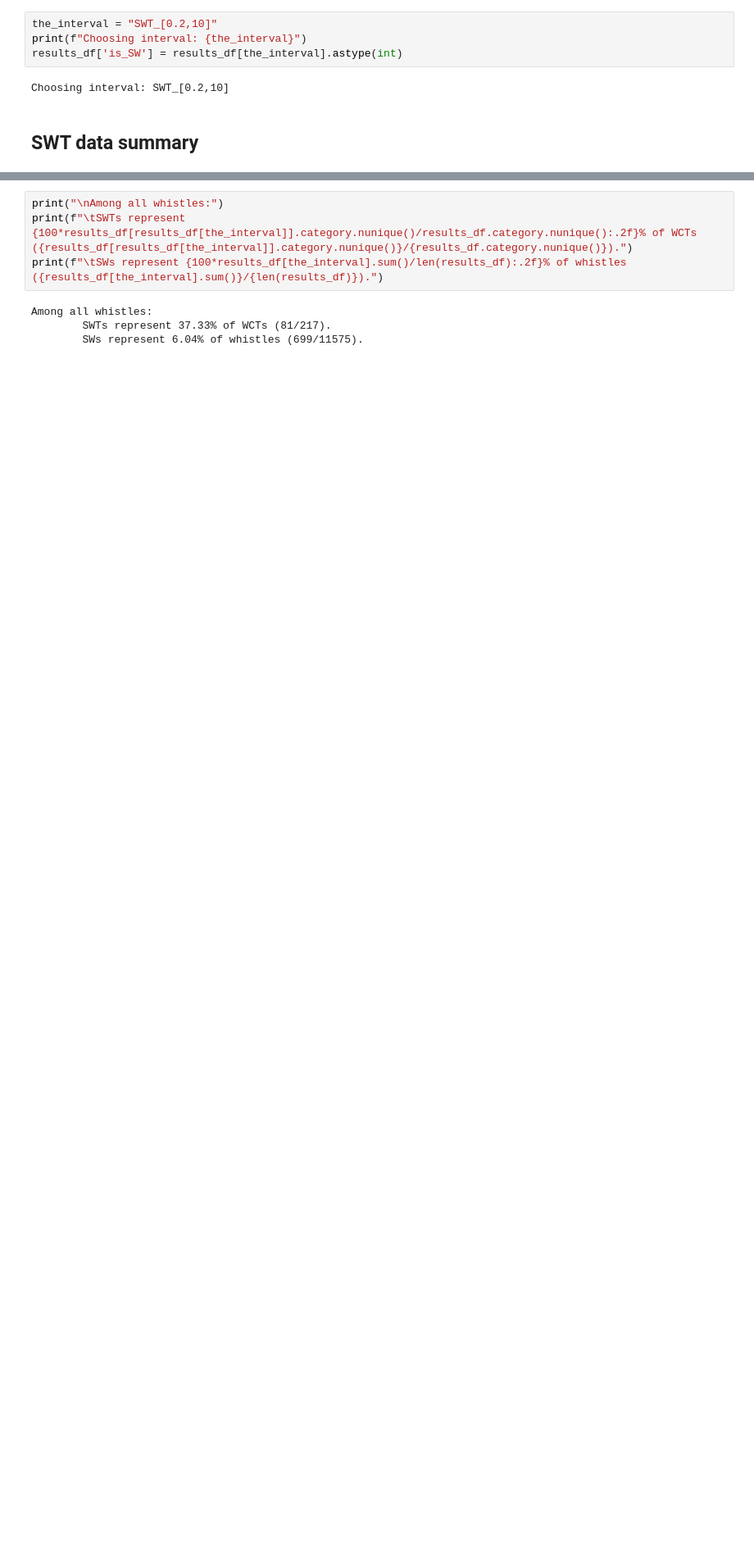
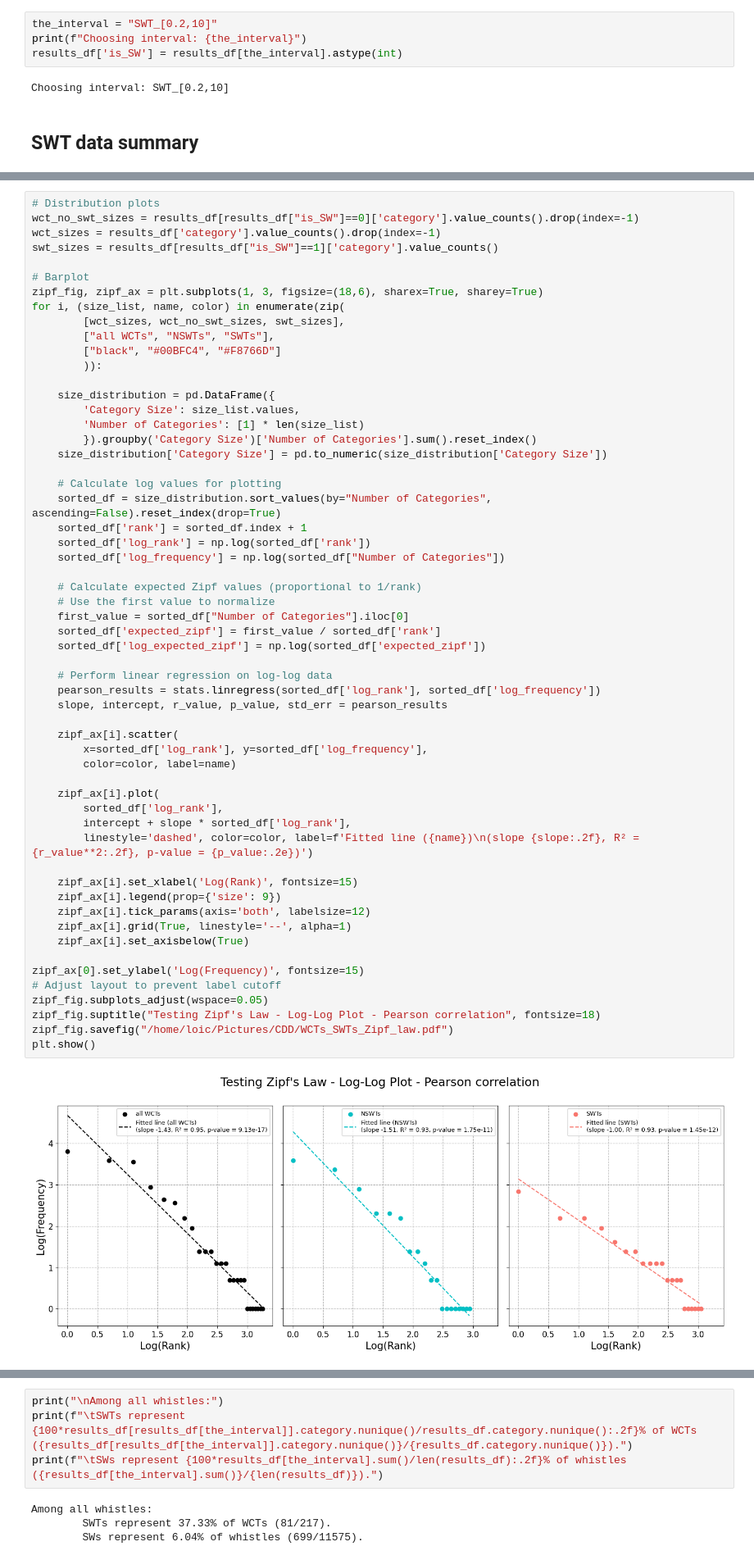
Before and after one commit to Loic-lhf/SIGWI, a Jupyter notebook: WCT_analysis.ipynb, the cells around one changed output, grey strips where cells are left out. Shown at 82% size. Drawn from its saved outputs; the diff is of its cells as text; blank space fills up the shorter version.

```diff
--- a/WCT_analysis.ipynb
+++ b/WCT_analysis.ipynb
@@ -108,0 +184,59 @@ Choosing interval: SWT_[0.2,10]
+# %%
+# Distribution plots
+wct_no_swt_sizes = results_df[results_df["is_SW"]==0]['category'].value_counts().drop(index=-1)
+wct_sizes = results_df['category'].value_counts().drop(index=-1)
+swt_sizes = results_df[results_df["is_SW"]==1]['category'].value_counts()
+
+# Barplot
+zipf_fig, zipf_ax = plt.subplots(1, 3, figsize=(18,6), sharex=True, sharey=True)
+for i, (size_list, name, color) in enumerate(zip(
+        [wct_sizes, wct_no_swt_sizes, swt_sizes],
+        ["all WCTs", "NSWTs", "SWTs"],
+        ["black", "#00BFC4", "#F8766D"]
+        )):
+
+    size_distribution = pd.DataFrame({
+        'Category Size': size_list.values,
+        'Number of Categories': [1] * len(size_list)
+        }).groupby('Category Size')['Number of Categories'].sum().reset_index()
+    size_distribution['Category Size'] = pd.to_numeric(size_distribution['Category Size'])
+
+    # Calculate log values for plotting
+    sorted_df = size_distribution.sort_values(by="Number of Categories", ascending=False).reset_index(drop=True)
+    sorted_df['rank'] = sorted_df.index + 1
+    sorted_df['log_rank'] = np.log(sorted_df['rank'])
+    sorted_df['log_frequency'] = np.log(sorted_df["Number of Categories"])
+
+    # Calculate expected Zipf values (proportional to 1/rank)
+    # Use the first value to normalize
+    first_value = sorted_df["Number of Categories"].iloc[0]
+    sorted_df['expected_zipf'] = first_value / sorted_df['rank']
+    sorted_df['log_expected_zipf'] = np.log(sorted_df['expected_zipf'])
+
+    # Perform linear regression on log-log data
+    pearson_results = stats.linregress(sorted_df['log_rank'], sorted_df['log_frequency'])
+    slope, intercept, r_value, p_value, std_err = pearson_results
+
+    zipf_ax[i].scatter(
+        x=sorted_df['log_rank'], y=sorted_df['log_frequency'],
+        color=color, label=name)
+
+    zipf_ax[i].plot(
+        sorted_df['log_rank'],
+        intercept + slope * sorted_df['log_rank'],
+        linestyle='dashed', color=color, label=f'Fitted line ({name})\n(slope {slope:.2f}, R² = {r_value**2:.2f}, p-value = {p_value:.2e})')
+
+    zipf_ax[i].set_xlabel('Log(Rank)', fontsize=15)
+    zipf_ax[i].legend(prop={'size': 9})
+    zipf_ax[i].tick_params(axis='both', labelsize=12)
+    zipf_ax[i].grid(True, linestyle='--', alpha=1)
+    zipf_ax[i].set_axisbelow(True)
+
+zipf_ax[0].set_ylabel('Log(Frequency)', fontsize=15)
+# Adjust layout to prevent label cutoff
+zipf_fig.subplots_adjust(wspace=0.05)
+zipf_fig.suptitle("Testing Zipf's Law - Log-Log Plot - Pearson correlation", fontsize=18)
+zipf_fig.savefig("/home/loic/Pictures/CDD/WCTs_SWTs_Zipf_law.pdf")
+plt.show()
+# %% [output]
+[figure, added]
```
Also changed, not shown: parts of 13 cells of this notebook.
